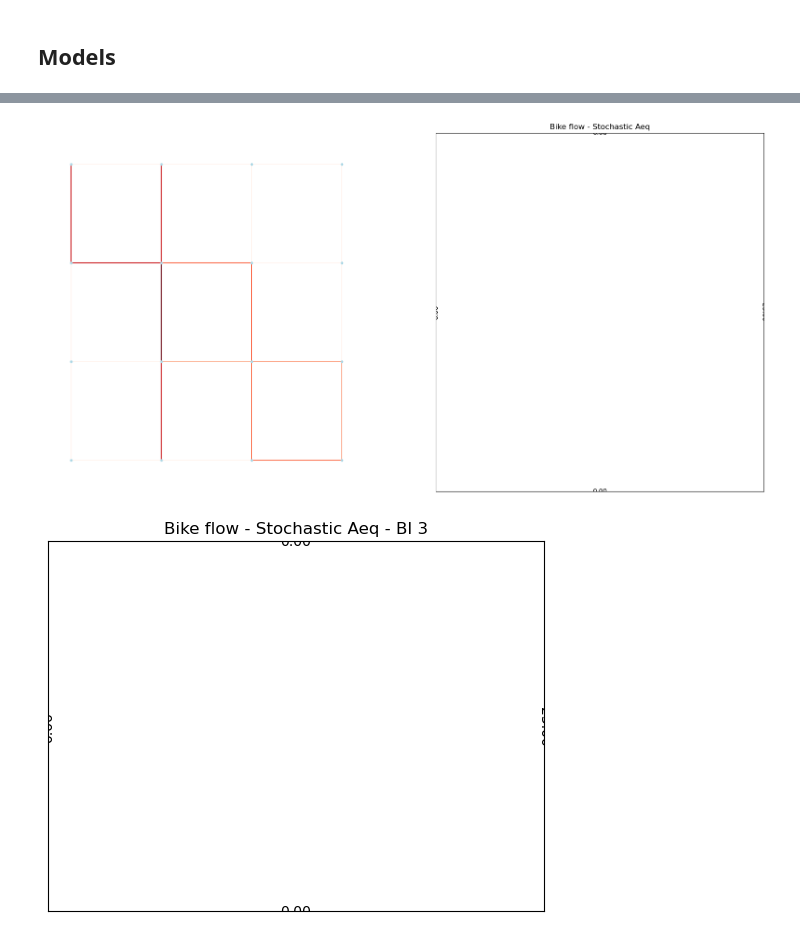
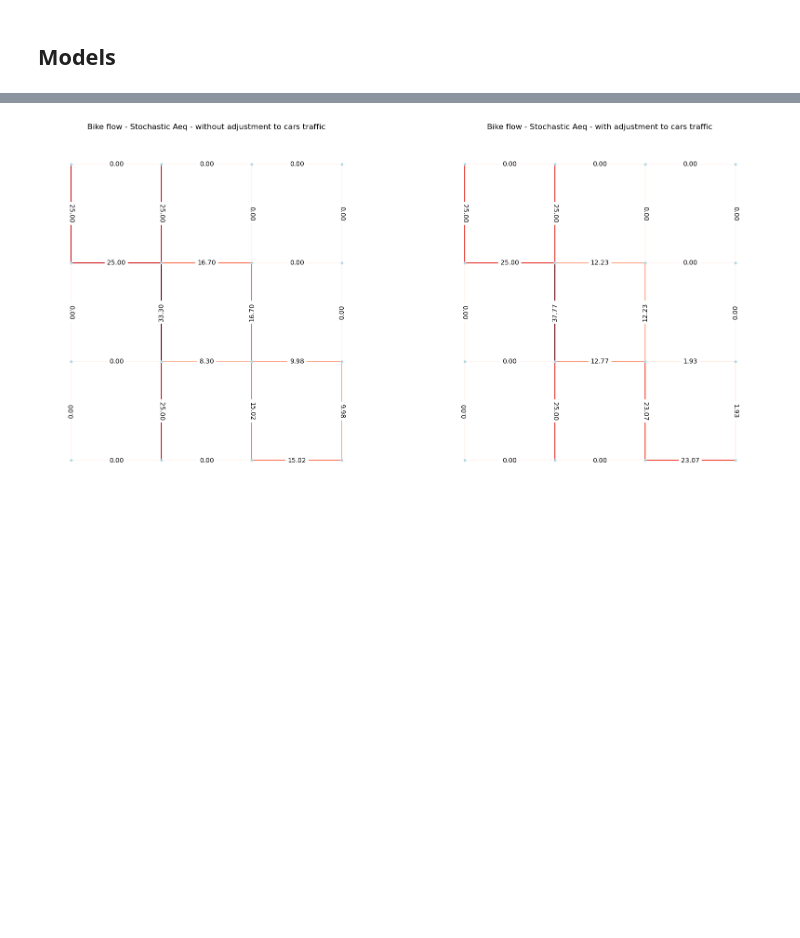
Before and after one commit to tim-lemm/code_these, a Jupyter notebook: notebooks/bike_model.ipynb, the cells around one changed output, grey strips where cells are left out. Cells and saved outputs as stored; diff of their text form; code cells hidden in the pictures; blank space fills up the shorter version.

```diff
--- a/notebooks/bike_model.ipynb
+++ b/notebooks/bike_model.ipynb
@@ -257,6 +295,7 @@ modal_share = {'bike': 0.25, 'car': 0.75}
 od_matrix = pd.DataFrame(0, index=range(1,17), columns=range(1,17))
 od_matrix.loc[1,16] = 100
 od_matrix.loc[2,14]=100
+od_matrix.loc[13,4]=100
 od_bike = od_matrix.copy()
 od_bike = od_bike*modal_share['bike']
 od_car = od_matrix.copy()
@@ -276,5 +375,5 @@ plot_flow(G, title="Car flow - All or Nothing", pos=pos, flow_key='flow_car')
 # %%
-G_sto_bike = model_eaquilibrae_stochastic(G, od_bike, time_field='travel_time_bike', cost_field='length_bi', algorithm='bfsle', max_routes=3)
+G_sto_bike = model_eaquilibrae_stochastic_v2(G, od_bike, time_field='travel_time_bike', cost_field='length_bi', algorithm='bfsle', max_routes=3)
 plot_flow(G_sto_bike, title="Bike flow - Stochastic Aeq", pos=pos, flow_key='flow')
 G_sto_cars = model_eaquilibrae_stochastic(G, od_car, time_field='travel_time_cars', cost_field='length', algorithm='bfsle', max_routes=3)
 plot_flow(G_sto_cars, title="Car flow - Stochastic Aeq", pos=pos, flow_key='flow')
@@ -350,7 +453,6 @@ Total Travel Cost: 284.74
 # %%
 fig, axes = plt.subplots(1, 2, figsize=(20, 10))
-plot_flow(G_sto_bike, title="Bike flow - Stochastic Aeq", pos=pos, flow_key='flow', ax=axes[0])
-plot_flow(G_sto_bike_3, title="Bike flow - Stochastic Aeq - BI 3", pos=pos, flow_key='flow', ax=axes[1])
+plot_flow(G_sto_bike, title="Bike flow - Stochastic Aeq - without adjustment to cars traffic", pos=pos, flow_key='flow', ax=axes[0])
+plot_flow(G_sto_bike_3, title="Bike flow - Stochastic Aeq - with adjustment to cars traffic", pos=pos, flow_key='flow', ax=axes[1])
 # %% [output]
-[figure, old version]
+[figure, new version]
-[figure, removed]
```
Also changed, not shown: parts of 9 cells of this notebook, 3 other files.
